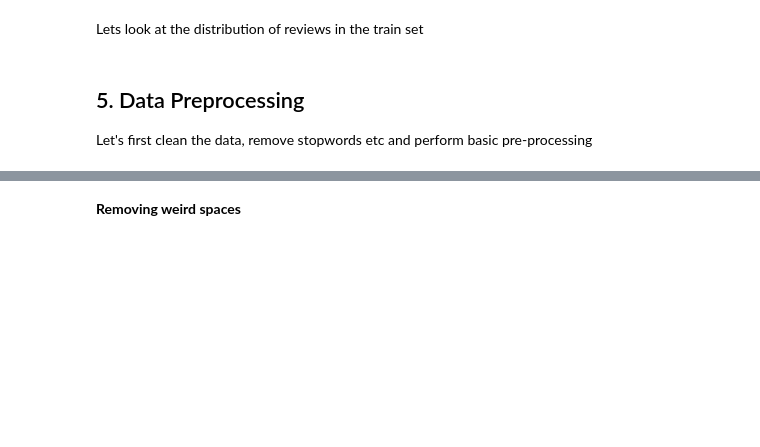
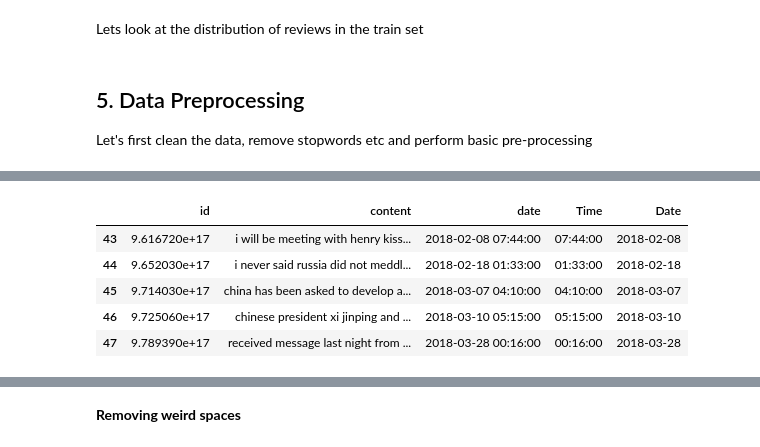
Before and after one commit to yuesabinaliang/Fall2020-Project5-group2, a Jupyter notebook: lib/textblob_sentiment_analysis.ipynb, the cells around one changed output, grey strips where cells are left out. Drawn from its saved outputs; the diff is of its cells as text; code cells hidden in the pictures; blank space fills up the shorter version.

```diff
--- a/lib/textblob_sentiment_analysis.ipynb
+++ b/lib/textblob_sentiment_analysis.ipynb
@@ -213,3 +177,0 @@ train_china_related.head()
-# %%
-train_china_related['Date'] = pd.to_datetime(train_china_related['Date'])
-train_china_related = train_china_related[train_china_related['Date']> pd.to_datetime('1/1/2018')]
@@ -226,0 +178,16 @@ train.head()
+# %%
+# convert time zone to GMT-5 (New York Time) for SPX
+train_china_related_spm = train_china_related
+train_china_related_spm['date'] = pd.to_datetime(train_china_related_spm['date']) - timedelta(hours=5)
+train_china_related_spm = train_china_related_spm[['id','content','date']]
+train_china_related_spm['Time'],train_china_related_spm['Date']= train_china_related_spm['date'].apply(lambda x:x.time()), train_china_related_spm['date'].apply(lambda x:x.date())
+train_spm = train_china_related_spm
+train_spm = train_spm[train_spm['Date']> pd.to_datetime('1/1/2018')]
+train_spm.head()
+# %% [output]
+|  | id | content | date | Time | Date |
+| 43 | 9.616720e+17 | i will be meeting with henry kiss... | 2018-02-08 07:44:00 | 07:44:00 | 2018-02-08 |
+| 44 | 9.652030e+17 | i never said russia did not meddl... | 2018-02-18 01:33:00 | 01:33:00 | 2018-02-18 |
+| 45 | 9.714030e+17 | china has been asked to develop a... | 2018-03-07 04:10:00 | 04:10:00 | 2018-03-07 |
+| 46 | 9.725060e+17 | chinese president xi jinping and ... | 2018-03-10 05:15:00 | 05:15:00 | 2018-03-10 |
+| 47 | 9.789390e+17 | received message last night from ... | 2018-03-28 00:16:00 | 00:16:00 | 2018-03-28 |
```
Also changed, not shown: parts of 36 cells of this notebook, 2 other files.
